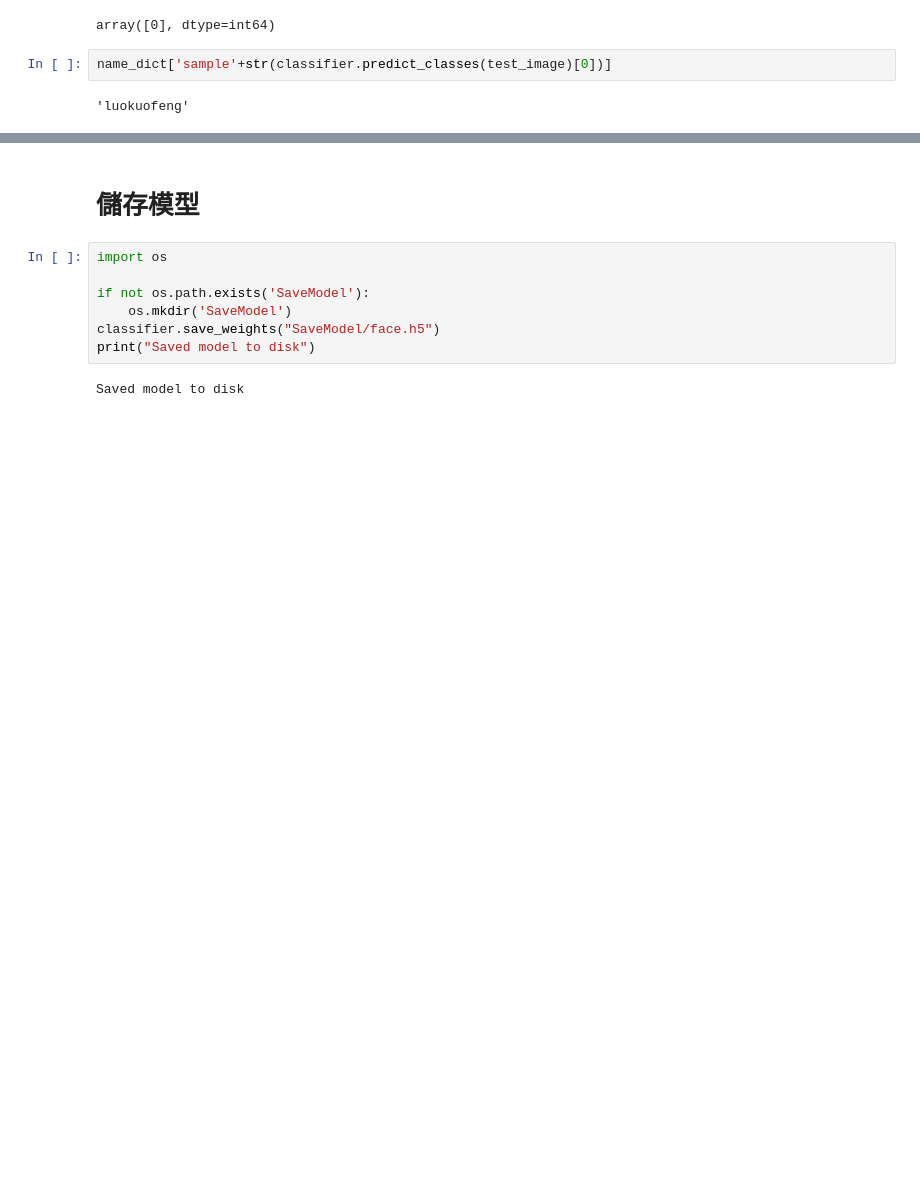
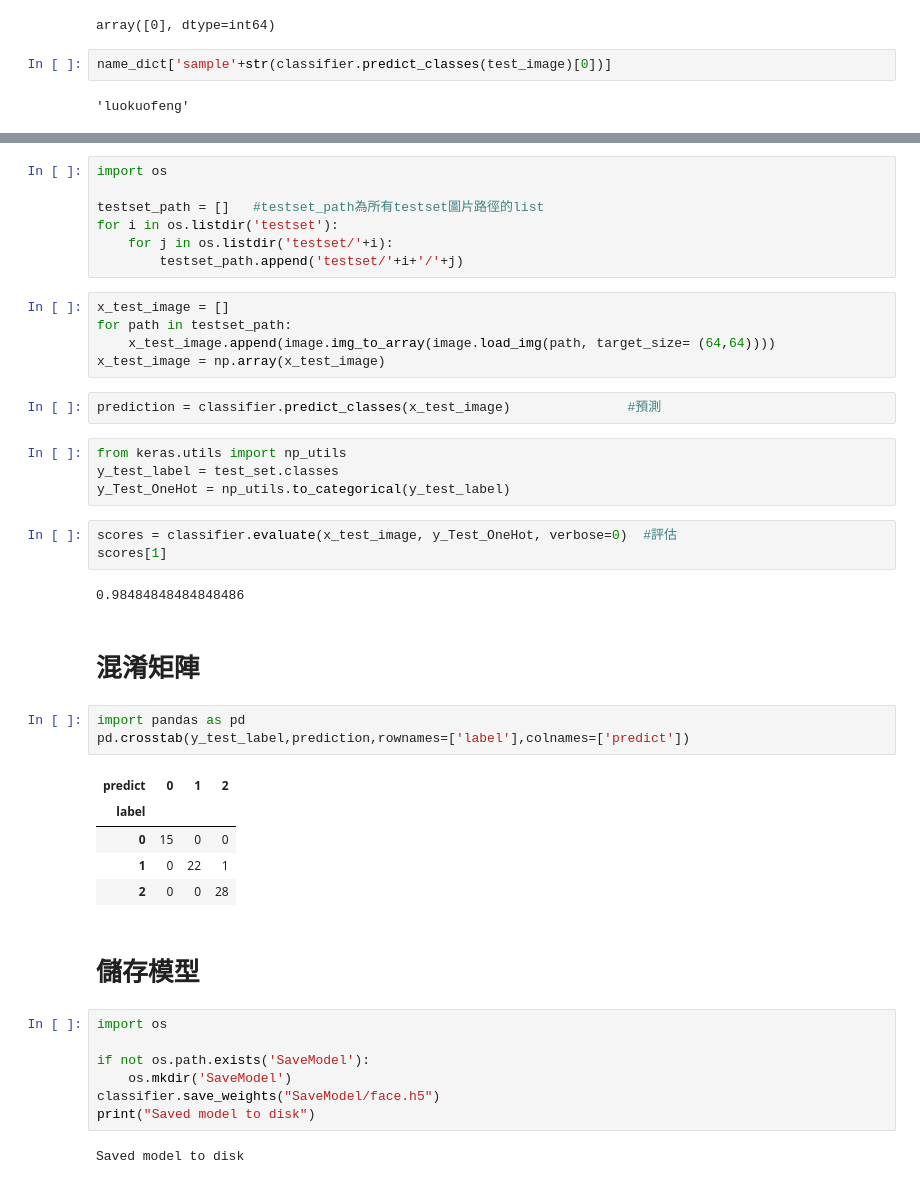
Before and after one commit to Lo-Kuo-Feng/thesis, a Jupyter notebook: deep_learning.ipynb, the cells around one changed output, grey strips where cells are left out. Saved outputs shown, nothing was run; the diff lists cells and outputs as text; blank space fills up the shorter version.

```diff
--- a/deep_learning.ipynb
+++ b/deep_learning.ipynb
@@ -112,3 +131,37 @@ name_dict['sample'+str(classifier.predict_classes(test_image)[0])]
+# %%
+import os
+
+testset_path = []   #testset_path為所有testset圖片路徑的list
+for i in os.listdir('testset'):
+    for j in os.listdir('testset/'+i):
+        testset_path.append('testset/'+i+'/'+j)
+# %%
+x_test_image = []
+for path in testset_path:
+    x_test_image.append(image.img_to_array(image.load_img(path, target_size= (64,64))))
+x_test_image = np.array(x_test_image)
+# %%
+prediction = classifier.predict_classes(x_test_image)               #預測
+# %%
+from keras.utils import np_utils
+y_test_label = test_set.classes
+y_Test_OneHot = np_utils.to_categorical(y_test_label)
+# %%
+scores = classifier.evaluate(x_test_image, y_Test_OneHot, verbose=0)  #評估
+scores[1]
+# %% [output]
+0.98484848484848486
+# %% [markdown]
+# 混淆矩陣
+# %%
+import pandas as pd
+pd.crosstab(y_test_label,prediction,rownames=['label'],colnames=['predict'])
+# %% [output]
+| predict | 0 | 1 | 2 |
+| label |  |  |  |
+| 0 | 15 | 0 | 0 |
+| 1 | 0 | 22 | 1 |
+| 2 | 0 | 0 | 28 |
 # %% [markdown]
 # 儲存模型
 # %%
```
Also changed, not shown: parts of 8 cells of this notebook.
